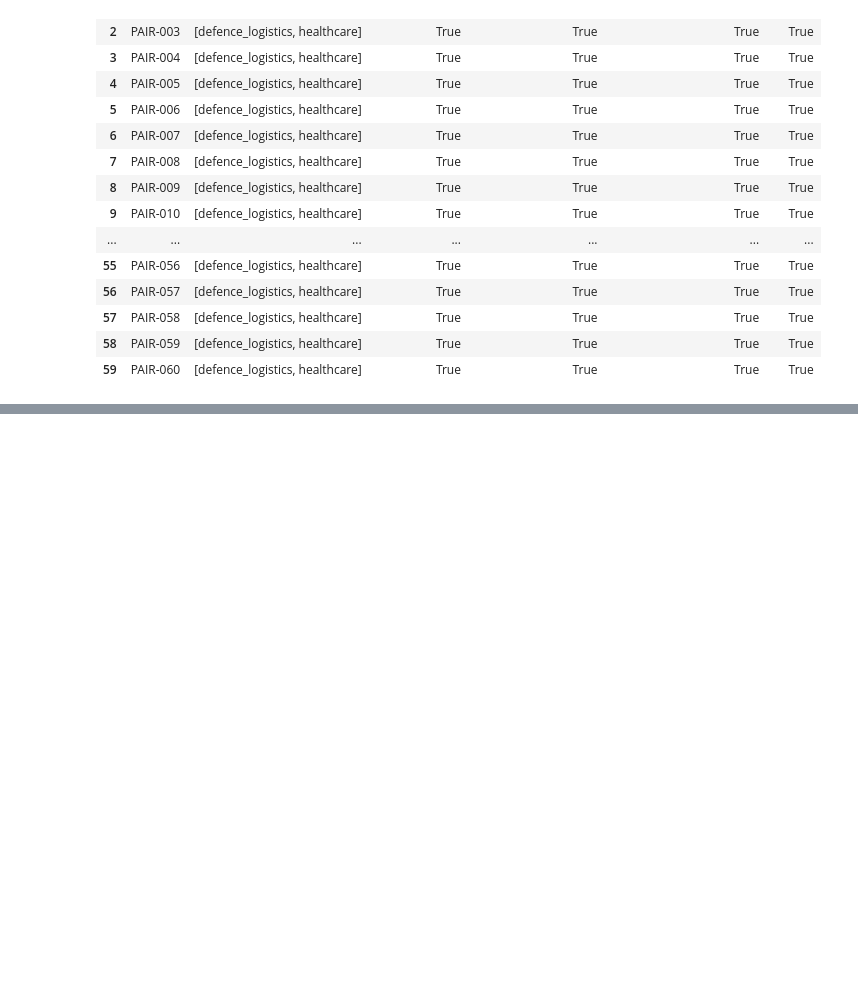
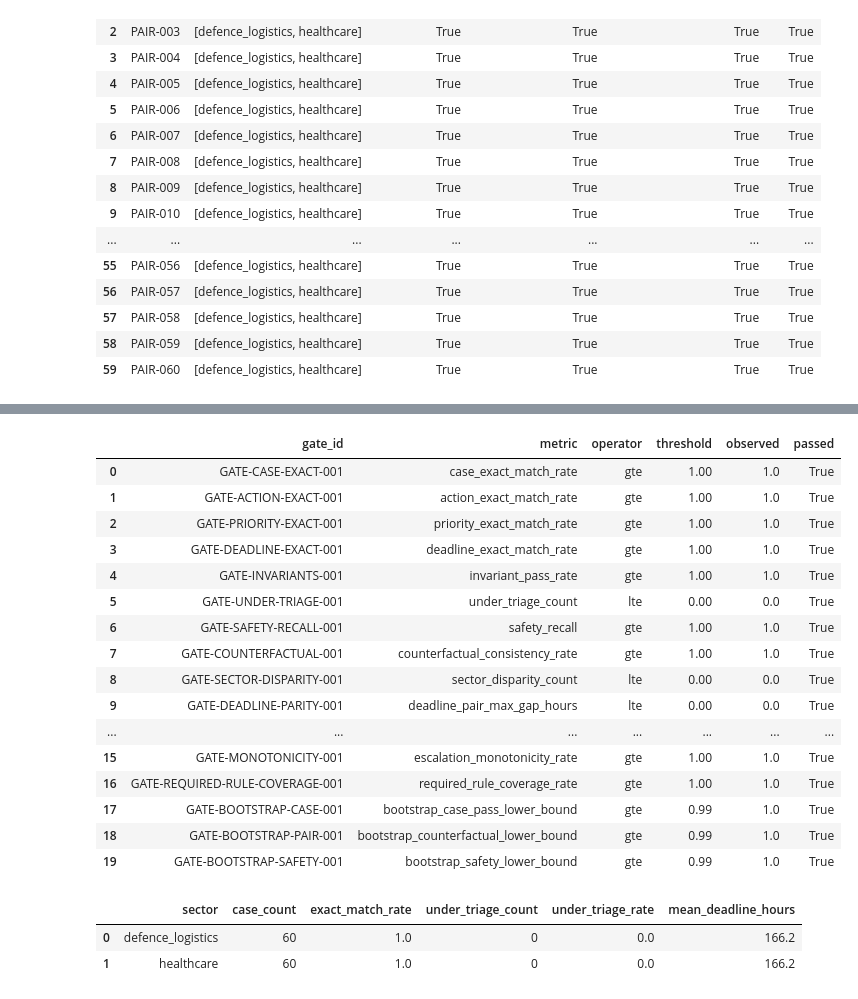
Before and after one commit to keyurck7/aegissec-fedops, a Jupyter notebook: notebooks/AegisSec-3.ipynb, the cells around one changed output, grey strips where cells are left out. Drawn from its saved outputs; the diff is of its cells as text; code cells hidden in the pictures; blank space fills up the shorter version.

Commit message:
Add Step 10 assurance notebook demonstration

```diff
--- a/notebooks/AegisSec-3.ipynb
+++ b/notebooks/AegisSec-3.ipynb
@@ -1370,0 +1486,67 @@ Current fairness scope:
+# %%
+quality_gates_df = pd.DataFrame(
+    step10_report[
+        "quality_gates"
+    ]
+)
+
+display(
+    quality_gates_df[
+        [
+            "gate_id",
+            "metric",
+            "operator",
+            "threshold",
+            "observed",
+            "passed",
+        ]
+    ]
+)
+# %% [output]
+|  | gate_id | metric | operator | threshold | observed | passed |
+| 0 | GATE-CASE-EXACT-001 | case_exact_match_rate | gte | 1.00 | 1.0 | True |
+| 1 | GATE-ACTION-EXACT-001 | action_exact_match_rate | gte | 1.00 | 1.0 | True |
+| 2 | GATE-PRIORITY-EXACT-001 | priority_exact_match_rate | gte | 1.00 | 1.0 | True |
+| 3 | GATE-DEADLINE-EXACT-001 | deadline_exact_match_rate | gte | 1.00 | 1.0 | True |
+| 4 | GATE-INVARIANTS-001 | invariant_pass_rate | gte | 1.00 | 1.0 | True |
+| 5 | GATE-UNDER-TRIAGE-001 | under_triage_count | lte | 0.00 | 0.0 | True |
+| 6 | GATE-SAFETY-RECALL-001 | safety_recall | gte | 1.00 | 1.0 | True |
+| 7 | GATE-COUNTERFACTUAL-001 | counterfactual_consistency_rate | gte | 1.00 | 1.0 | True |
+| 8 | GATE-SECTOR-DISPARITY-001 | sector_disparity_count | lte | 0.00 | 0.0 | True |
+| 9 | GATE-DEADLINE-PARITY-001 | deadline_pair_max_gap_hours | lte | 0.00 | 0.0 | True |
+| ... | ... | ... | ... | ... | ... | ... |
+| 15 | GATE-MONOTONICITY-001 | escalation_monotonicity_rate | gte | 1.00 | 1.0 | True |
+| 16 | GATE-REQUIRED-RULE-COVERAGE-001 | required_rule_coverage_rate | gte | 1.00 | 1.0 | True |
+| 17 | GATE-BOOTSTRAP-CASE-001 | bootstrap_case_pass_lower_bound | gte | 0.99 | 1.0 | True |
+| 18 | GATE-BOOTSTRAP-PAIR-001 | bootstrap_counterfactual_lower_bound | gte | 0.99 | 1.0 | True |
+| 19 | GATE-BOOTSTRAP-SAFETY-001 | bootstrap_safety_lower_bound | gte | 0.99 | 1.0 | True |
+# %%
+sector_subgroups_df = pd.DataFrame(
+    [
+        {
+            "sector": sector,
+            **metrics,
+        }
+        for sector, metrics
+        in step10_report[
+            "subgroup_metrics"
+        ]["by_sector"].items()
+    ]
+)
+
+display(
+    sector_subgroups_df[
+        [
+            "sector",
+            "case_count",
+            "exact_match_rate",
+            "under_triage_count",
+            "under_triage_rate",
+            "mean_deadline_hours",
+        ]
+    ]
+)
+# %% [output]
+|  | sector | case_count | exact_match_rate | under_triage_count | under_triage_rate | mean_deadline_hours |
+| 0 | defence_logistics | 60 | 1.0 | 0 | 0.0 | 166.2 |
+| 1 | healthcare | 60 | 1.0 | 0 | 0.0 | 166.2 |
```
Also changed, not shown: parts of 3 cells of this notebook.
